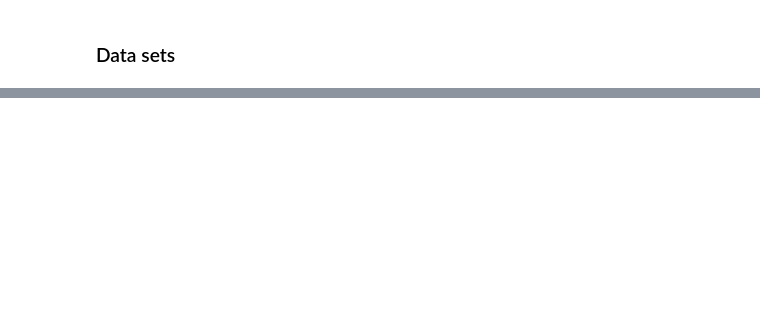
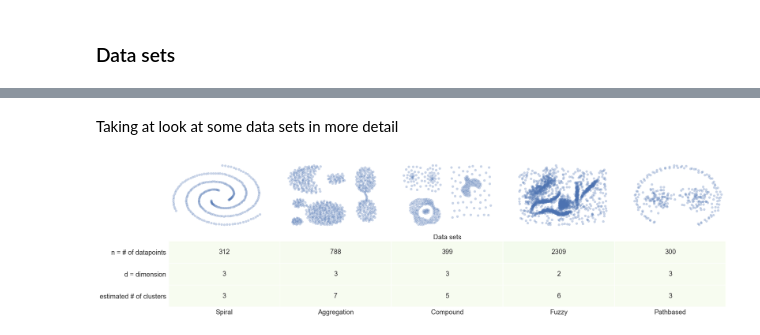
Before and after one commit to clustertoolsgroup/clustertools_project, a Jupyter notebook: Visualization_data_sets.ipynb, the cells around one changed output, grey strips where cells are left out. Saved outputs shown, nothing was run; the diff lists cells and outputs as text; code cells hidden in the pictures; blank space fills up the shorter version.

Commit message:
some more notebooks: datasets and fuzzy cmeans, mean shift

```diff
--- a/Visualization_data_sets.ipynb
+++ b/Visualization_data_sets.ipynb
@@ -62,0 +69,38 @@ plt.show()
+# %%
+def format_subplots():
+    plt.figure(figsize=(30,8))
+    ax1 = plt.subplot2grid((2,5), (0, 0))
+    ax2 = plt.subplot2grid((2,5), (0, 1))
+    ax3 = plt.subplot2grid((2,5), (0, 2))
+    ax4 = plt.subplot2grid((2,5), (0, 3))
+    ax5 = plt.subplot2grid((2,5), (0, 4))
+    ax6 = plt.subplot2grid((2,5), (1,0), colspan=6)
+    ax = [ax1,ax2, ax3, ax4, ax5]
+    row_labels=[ 'Computing time [s]', 'iter = # of iterations',  'k = # of clusters', 'Mean cluster-center distance']
+    column_labels=['Spiral','Aggregation','Compound', 'Fuzzy', 'Pathbased']
+    return ax, row_labels, column_labels
+# %%
+def format_table_data(dataset,estimatecluster, saveas = 'images/tabledataset.png'):
+    ax, row_labels, column_labels = format_subplots()
+    row_labels = ['       n = # of datapoints', 'd = dimension', 'estimated # of clusters']
+    datasetresults = np.zeros((3,np.shape(dataset)[0]))
+    for i in range(np.shape(dataset)[0]):
+        data = dataset[i]
+        datasetresults[ 0,i] = int(np.size(data,0))
+        datasetresults[ 1,i] = int(np.size(data,1))
+        ax[i].scatter(data[:,0],data[:,1],alpha=.3)
+        ax[i].axis('off')
+    datasetresults[2,:] = estimatecluster
+
+    df = pd.DataFrame(datasetresults[:,:],row_labels , column_labels)
+    ax6 = sns.heatmap(df,vmin=0, vmax=100000, annot=True,cbar = False, fmt="g", linewidths=1, cmap="GnBu",annot_kws={"size": fontsizeset})
+    plt.title('Data sets', fontsize=fontsizeset)
+    plt.show()
+    #plt.savefig(saveas)
+# %% [markdown]
+Taking at look at some data sets in more detail
+# %%
+dataset = [spiral, aggr, compound, fuzzy, pathbased]
+format_table_data(dataset, np.array([3,7,5,6,3]))
+# %% [output]
+[figure, added]
```
Also changed, not shown: parts of 3 cells of this notebook.
